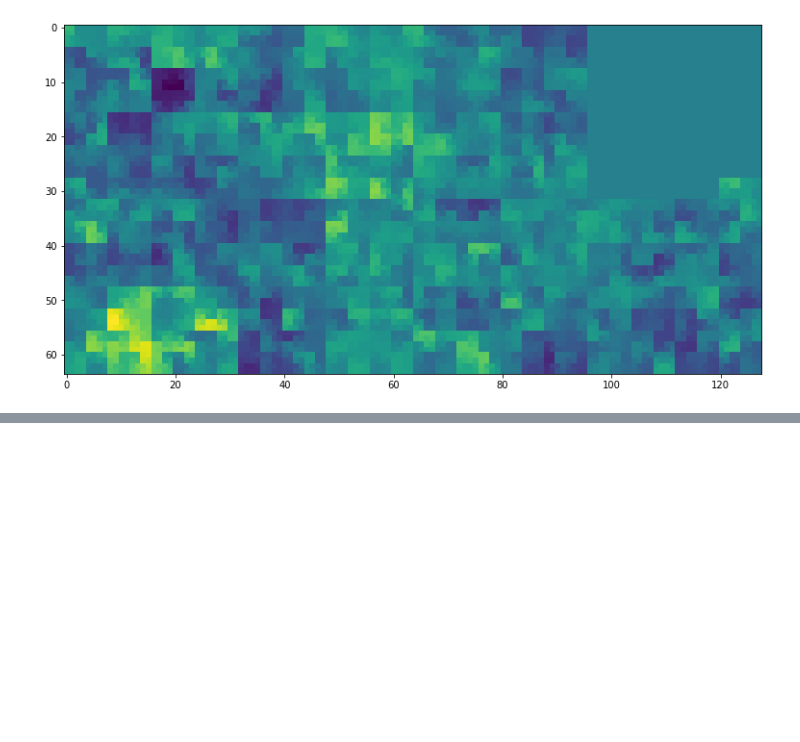
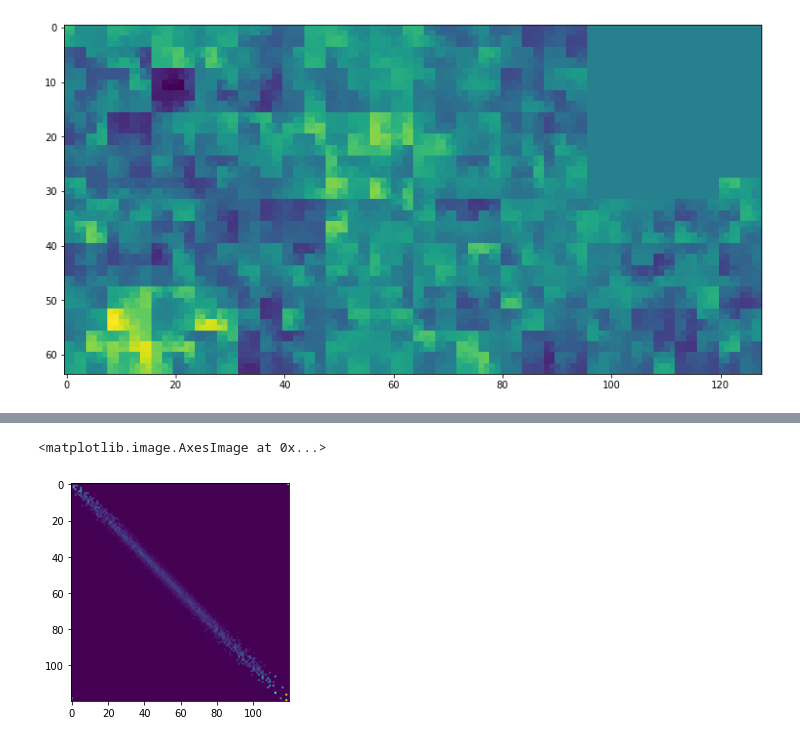
Before and after one commit to alifele/Brain_Computer_Interface, a Jupyter notebook: Tools_Review.ipynb, the cells around one changed output, grey strips where cells are left out. Cells and saved outputs as stored; diff of their text form; code cells hidden in the pictures; blank space fills up the shorter version.

```diff
--- a/Tools_Review.ipynb
+++ b/Tools_Review.ipynb
@@ -71,0 +100,6 @@ plt.imshow(mat)
+# %%
+mat = Markov_matrix_generator(bins, data, normal=True)
+plt.imshow(mat)
+# %% [output]
+<matplotlib.image.AxesImage at 0x...>
+[figure, added]
```
Also changed, not shown: parts of 13 cells of this notebook, 1 other file.
